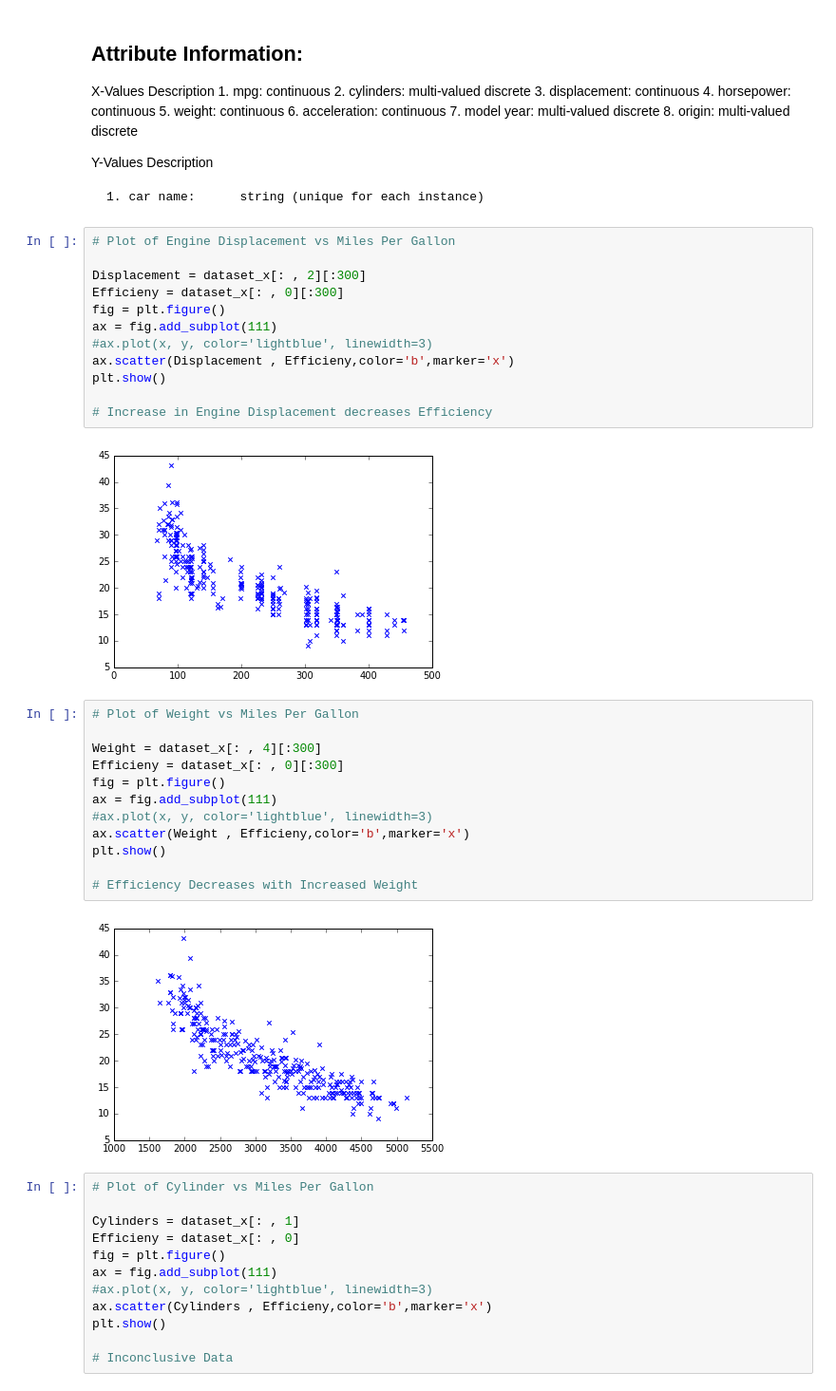
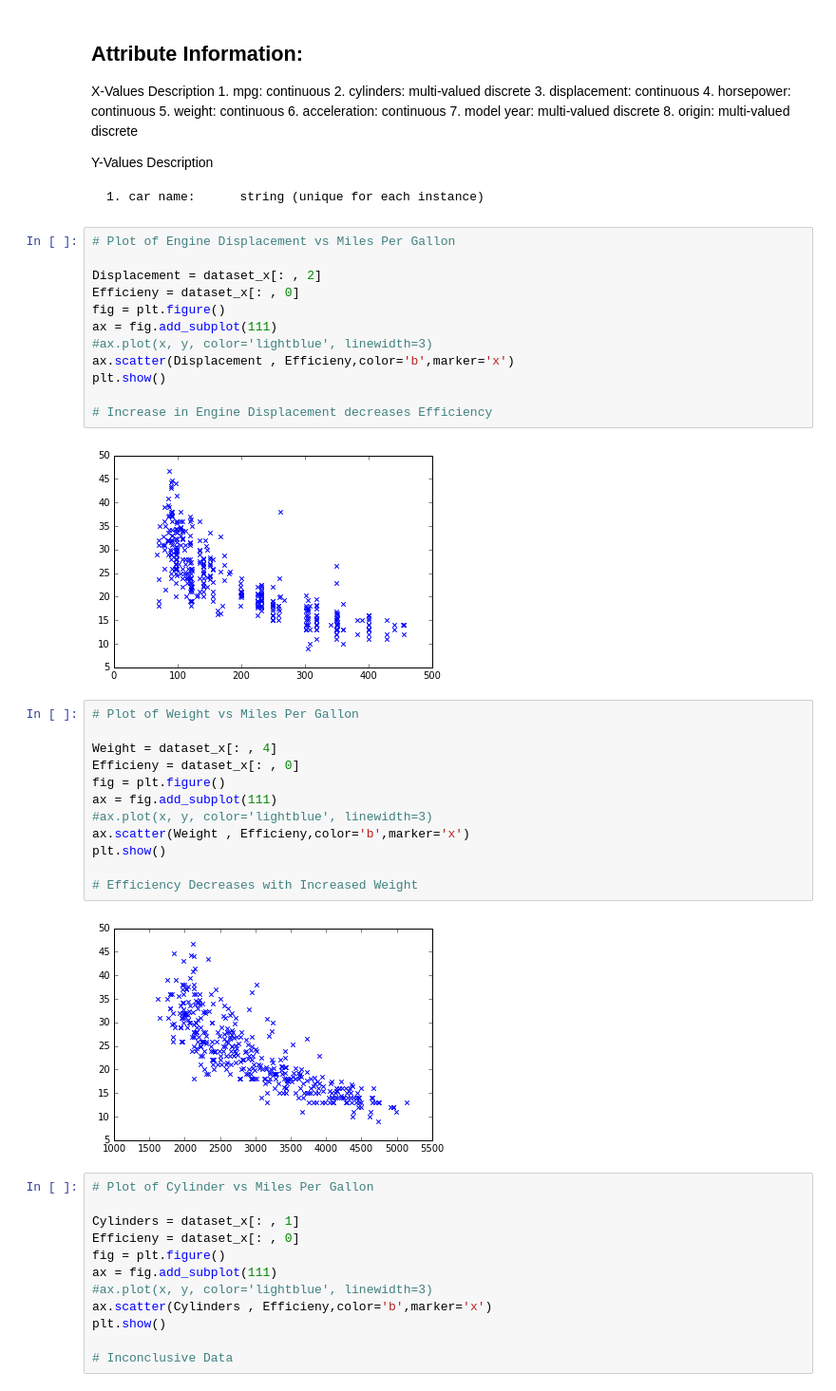
Before and after one commit to vigneshhari/Machine-Learning-Practice, a Jupyter notebook: Car MPG Prediction Data.ipynb, the cells around one changed output. Shown at 95% size. Saved outputs shown, nothing was run; the diff lists cells and outputs as text.

```diff
--- a/Car MPG Prediction Data.ipynb
+++ b/Car MPG Prediction Data.ipynb
@@ -80,8 +80,8 @@ Y-Values Description
 # %%
 # Plot of Engine Displacement vs Miles Per Gallon
 
-Displacement = dataset_x[: , 2][:300]
-Efficieny = dataset_x[: , 0][:300]
+Displacement = dataset_x[: , 2]
+Efficieny = dataset_x[: , 0]
 fig = plt.figure()
 ax = fig.add_subplot(111)
 #ax.plot(x, y, color='lightblue', linewidth=3)
@@ -90,21 +90,21 @@ plt.show()
 
 # Increase in Engine Displacement decreases Efficiency
 # %% [output]
-[figure, old version]
+[figure, new version]
 # %%
 # Plot of Weight vs Miles Per Gallon
 
-Weight = dataset_x[: , 4][:300]
-Efficieny = dataset_x[: , 0][:300]
+Weight = dataset_x[: , 4]
+Efficieny = dataset_x[: , 0]
 fig = plt.figure()
 ax = fig.add_subplot(111)
 #ax.plot(x, y, color='lightblue', linewidth=3)
 ax.scatter(Weight , Efficieny,color='b',marker='x')
 plt.show()
 
 # Efficiency Decreases with Increased Weight
 # %% [output]
-[figure, old version]
+[figure, new version]
 # %%
 # Plot of Cylinder vs Miles Per Gallon
 
```
Also changed, not shown: parts of 8 cells of this notebook, 8 other files.
